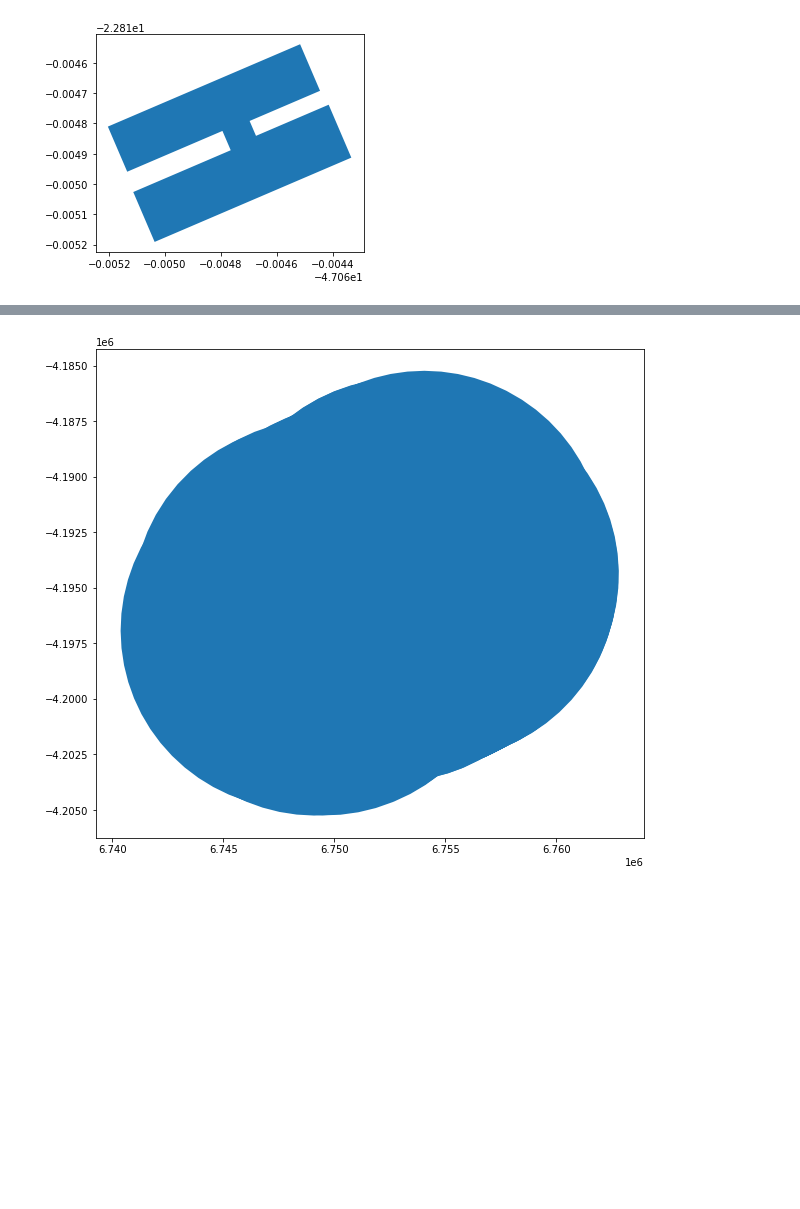
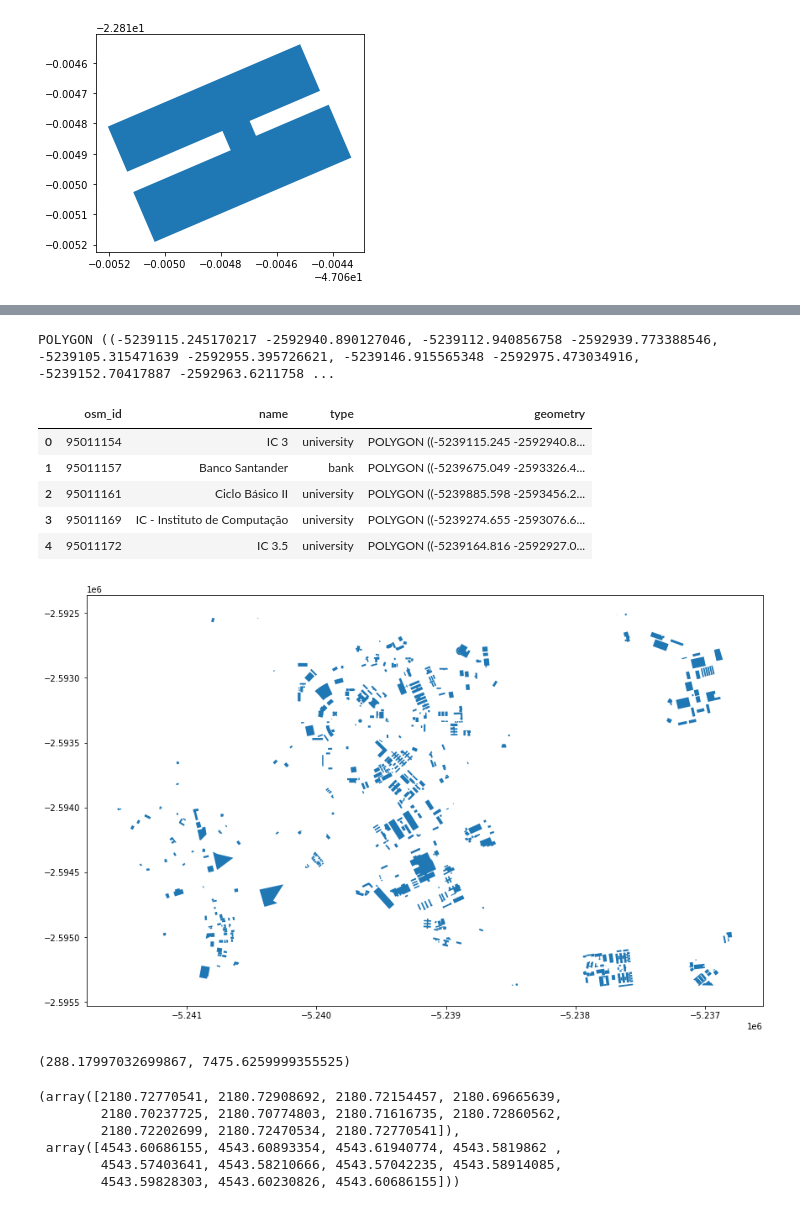
Before and after one commit to wasp-lahis/ns3-bmap, a Jupyter notebook: Geopandas-Unicamp.ipynb, the cells around one changed output, grey strips where cells are left out. Cells and saved outputs as stored; diff of their text form; code cells hidden in the pictures; blank space fills up the shorter version.

```diff
--- a/Geopandas-Unicamp.ipynb
+++ b/Geopandas-Unicamp.ipynb
@@ -60,4 +56,6 @@ cpr_gdf['geometry'] = cpr_gdf.geometry.buffer(buffer_length_in_meters)
 # %%
+# mercator
+cpr_gdf= unicamp_df.to_crs({'init': 'EPSG:3395'})
 melb = cpr_gdf.query('osm_id == 95011169')
 ax = melb.plot()
 melb.head()
@@ -68,4 +66,46 @@ melb.head()
 # %%
 ax = cpr_gdf.plot(figsize=(17, 9))
+print(cpr_gdf.geometry.iloc[0])
+cpr_gdf.head()
 # %% [output]
+POLYGON ((-5239115.245170217 -2592940.890127046, -5239112.940856758 -2592939.773388546, -5239105.315471639 -2592955.395726621, -5239146.915565348 -2592975.473034916, -5239152.70417887 -2592963.6211758 ...
+|  | osm_id | name | type | geometry |
+| 0 | 95011154 | IC 3 | university | POLYGON ((-5239115.245 -2592940.8... |
+| 1 | 95011157 | Banco Santander | bank | POLYGON ((-5239675.049 -2593326.4... |
+| 2 | 95011161 | Ciclo Básico II | university | POLYGON ((-5239885.598 -2593456.2... |
+| 3 | 95011169 | IC - Instituto de Computação | university | POLYGON ((-5239274.655 -2593076.6... |
+| 4 | 95011172 | IC 3.5 | university | POLYGON ((-5239164.816 -2592927.0... |
-[figure, old version]
+[figure, new version]
+# %%
+# https://ocefpaf.github.io/python4oceanographers/blog/2013/12/16/utm/
+# https://cursos.alura.com.br/forum/topico-erro-ao-reprojetar-usando-a-funcao-to_crs-77139
+import pyproj
+
+myProj = pyproj.Proj('+proj=utm +zone=23 +south +ellps=GRS80 +towgs84=0,0,0,0,0,0,0 +units=km +no_defs')
+print
+myProj = pyproj.Proj('+proj=utm +zone=23 +south +ellps=WGS84 +towgs84=0,0,0,0,0,0,0 +units=km +no_defs')
+# myProj = pyproj.Proj(proj='utm', zone=23, ellps='WGS84', datum='WGS84', preserve_units=True)
+
+lon, lat = myProj(-47.063773 ,-22.8136798, inverse=False)
+lon,lat
+# %% [output]
+(288.17997032699867, 7475.6259999355525)
+# %%
+import pandas as pd
+import numpy as np
+
+x = (-22.8136798, -22.8136705, -22.8138006, -22.8139678, -22.8138691, -22.813833, -22.8136878, -22.8136043, -22.8137178, -22.8136998, -22.8136798 )
+y = (-47.063773, -47.0637523, -47.0636838, -47.0640575, -47.0641095, -47.0640289, -47.0641053, -47.0639184, -47.0638586, -47.0638184, -47.063773 )
+
+df = pd.DataFrame(np.c_[x, y], columns=['lat', 'lng'])
+lat, lng = myProj(df['lat'].values, df['lng'].values, inverse=False)
+
+lat, lng
+myProj(lon, lat)
+# %% [output]
+(array([2180.72770541, 2180.72908692, 2180.72154457, 2180.69665639,
+        2180.70237725, 2180.70774803, 2180.71616735, 2180.72860562,
+        2180.72202699, 2180.72470534, 2180.72770541]),
+ array([4543.60686155, 4543.60893354, 4543.61940774, 4543.5819862 ,
+        4543.57403641, 4543.58210666, 4543.57042235, 4543.58914085,
+        4543.59828303, 4543.60230826, 4543.60686155]))
```
Also changed, not shown: parts of 4 cells of this notebook, 1 other file.
